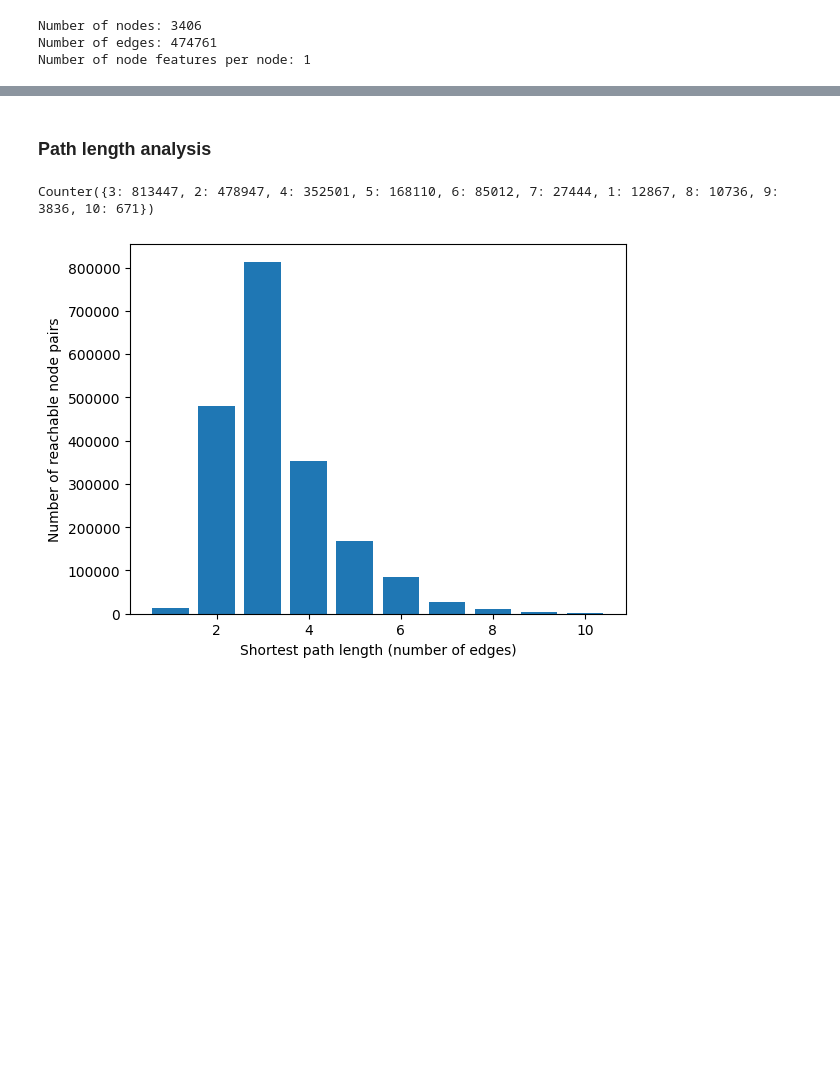
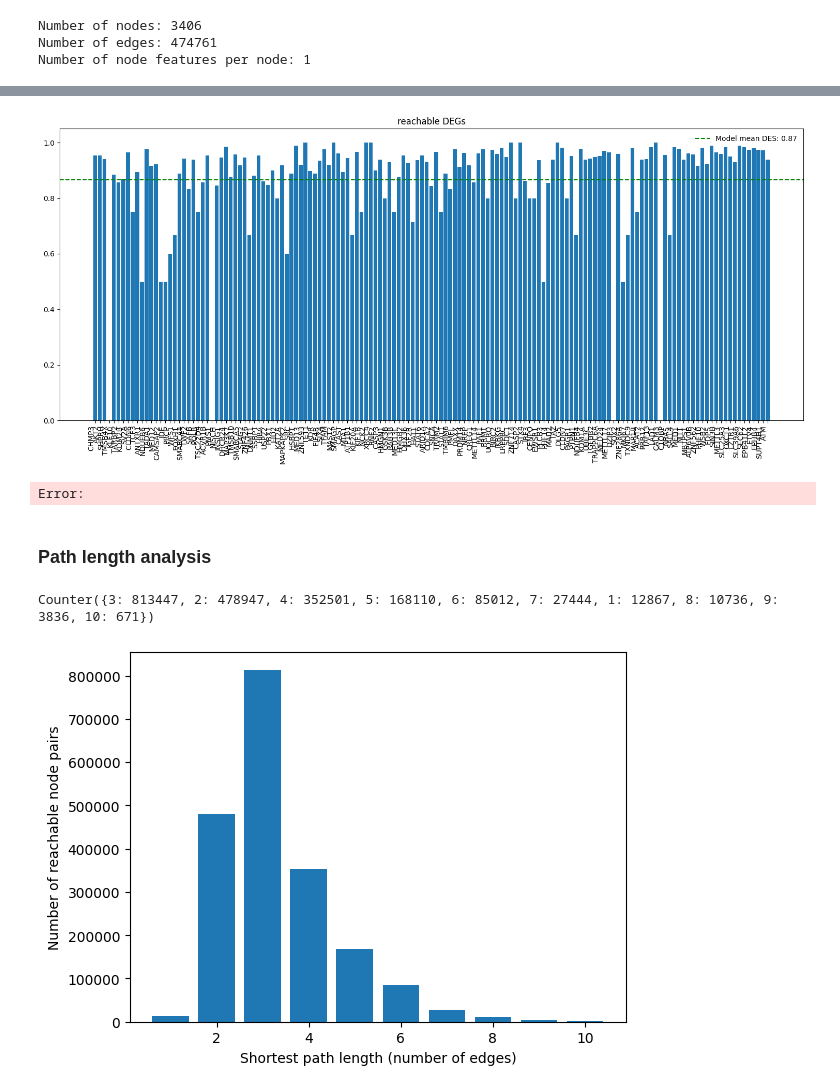
Before and after one commit to MCalabroCode/SPECTRA, a Jupyter notebook: analysis.ipynb, the cells around one changed output, grey strips where cells are left out. Drawn from its saved outputs; the diff is of its cells as text; code cells hidden in the pictures; blank space fills up the shorter version.

Commit message:
DEGs reachability + FAGCN + better config + fix indexing + pert-split

```diff
--- a/analysis.ipynb
+++ b/analysis.ipynb
@@ -46,7 +46,7 @@ View of AnnData object with n_obs × n_vars = 220998 × 18020
 ### network
 # %%
 # patrick guanlab (stock)
-A = np.load('Patrick_networks/Generalist_08_dense.npz')
+A = np.load('Patrick_networks/guanlab_stock_3.5k_directed.npz')
 adjacency = A['adjacency']
 gene_names = A['gene_names']
 
@@ -61,7 +61,7 @@ G = nx.from_numpy_array(
 # Relabel nodes with gene names (must be same length as matrix dims)
 mapping = {i: gene_names[i] for i in range(len(gene_names))}
 G = nx.relabel_nodes(G, mapping)
-#G.remove_edges_from([(u, v) for u, v, d in G.edges(data=True) if np.log(d['weight']+1) < 8])
+G.remove_edges_from([(u, v) for u, v, d in G.edges(data=True) if np.log(d['weight']+1) < 10])
 
 
 num_nodes = G.number_of_nodes()
@@ -116,0 +113,14 @@ assert set(G.nodes) == set(adata.var_names) == set(gene_list), "Nodes in G and a
+# %%
+from val_scores import RobustDES
+
+des_calculator = RobustDES(lfc_threshold=0.3, alpha=0.01, min_cell_fraction=0.1)
+
+perturbations = adata.obs['target_gene'].unique().tolist()
+perturbations.remove('non-targeting')
+
+pert_to_degs = {}
+
+for pert in tqdm(perturbations):
+    df_true, _ = des_calculator.get_de_genes(adata, 'target_gene', pert, 'non-targeting')
+    G_true = set(df_true.index)
+    pert_to_degs[pert] = G_true
@@ -116,0 +202,12 @@ assert set(G.nodes) == set(adata.var_names) == set(gene_list), "Nodes in G and a
+# %%
+results = check_degs_downstream(G, pert_to_degs, return_paths=False)
+fraction_reachable_degs = {}
+for pert, res in results.items():
+    print(f"\nPerturbation: {pert}")
+    print(f"Reachable DEGs: {res['reachable_degs']}")
+    print(f"Unreachable DEGs: {res['unreachable_degs']}")
+    print(f"Fraction reachable: {res['fraction_reachable']:.3f}")
+    # if res["paths"]:
+    #     for deg, paths in res["paths"].items():
+    #         print(f"  {deg}: {paths}")
+    fraction_reachable_degs[pert]=res['fraction_reachable']
@@ -117,3 +232,10 @@ assert set(G.nodes) == set(adata.var_names) == set(gene_list), "Nodes in G and a
+# %%
+from visualization import eval_barplot
+
+eval_barplot(fraction_reachable_degs, 'reachable DEGs')
+# %% [output]
+[figure, added]
+Error:
 # %% [markdown]
 ### Path length analysis
 # %%
```
Also changed, not shown: parts of 5 cells of this notebook, 5 other files.
